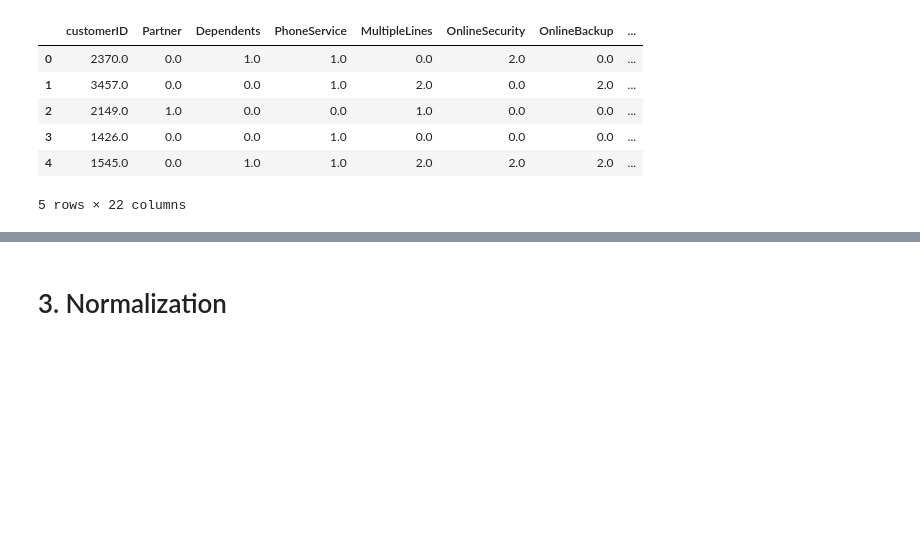
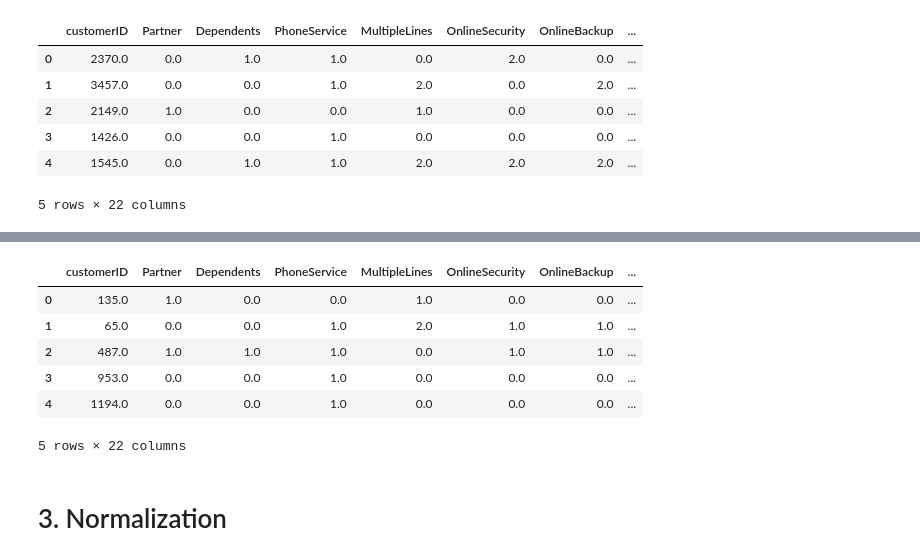
Before and after one commit to NabilahSharfina/TELCO-CUSTOMER-CHURN, a Jupyter notebook: Churn_with_SMOTE.ipynb, the cells around one changed output, grey strips where cells are left out. Drawn from its saved outputs; the diff is of its cells as text; code cells hidden in the pictures; blank space fills up the shorter version.

```diff
--- a/Churn_with_SMOTE.ipynb
+++ b/Churn_with_SMOTE.ipynb
@@ -664,0 +663,12 @@ X_train_dummy.head()
+# %%
+# Encoding pada nominal features
+onehot = OneHotEncoder()
+onehot.fit(X_test[nominal_data])
+
+ohe_test = pd.DataFrame(
+                        onehot.transform(X_test[nominal_data]).toarray(),
+                        columns=onehot.get_feature_names_out()
+                        )
+
+print("One Hot matrix:")
+ohe_test.head() # Menampilkan dataFrame hasil one hot encoding
@@ -665,3 +705,15 @@ X_train_dummy.head()
+# %%
+X_test_dummy = pd.concat([oe_test, ohe_test], axis=1)
+
+X_test_dummy.head()
+# %% [output]
+|  | customerID | Partner | Dependents | PhoneService | MultipleLines | OnlineSecurity | OnlineBackup | ... |
+| 0 | 135.0 | 1.0 | 0.0 | 0.0 | 1.0 | 0.0 | 0.0 | ... |
+| 1 | 65.0 | 0.0 | 0.0 | 1.0 | 2.0 | 1.0 | 1.0 | ... |
+| 2 | 487.0 | 1.0 | 1.0 | 1.0 | 0.0 | 1.0 | 1.0 | ... |
+| 3 | 953.0 | 0.0 | 0.0 | 1.0 | 0.0 | 0.0 | 0.0 | ... |
+| 4 | 1194.0 | 0.0 | 0.0 | 1.0 | 0.0 | 0.0 | 0.0 | ... |
+5 rows × 22 columns
 # %% [markdown]
 # 3. Normalization
 # %%
```
Also changed, not shown: parts of 30 cells of this notebook.
